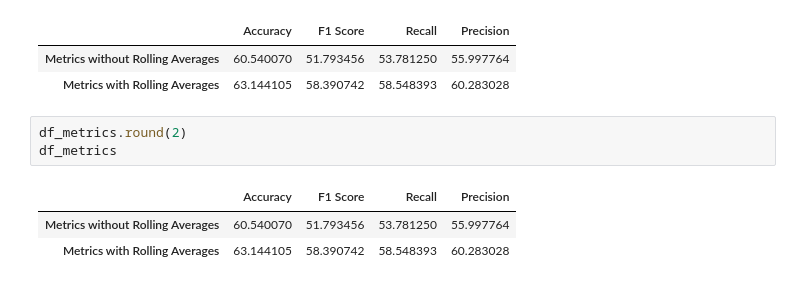
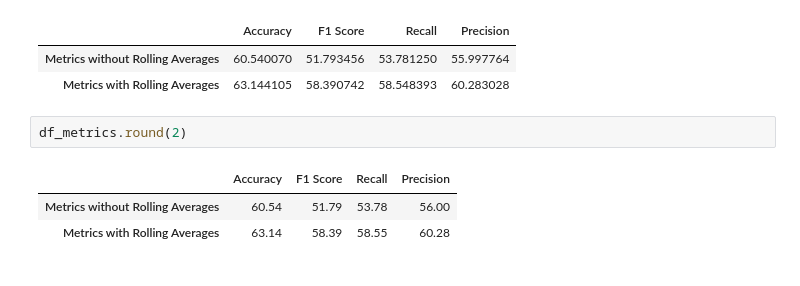
Before and after one commit to bdairo/Premier-League-Match-Predictions, a Jupyter notebook: random_forest_epl.ipynb, the cells around one changed output. Drawn from its saved outputs; the diff is of its cells as text.

```diff
--- a/random_forest_epl.ipynb
+++ b/random_forest_epl.ipynb
@@ -206,8 +206,7 @@ df_metrics
 | Metrics with Rolling Averages | 63.144105 | 58.390742 | 58.548393 | 60.283028 |
 # %%
 df_metrics.round(2)
-df_metrics
 # %% [output]
 |  | Accuracy | F1 Score | Recall | Precision |
-| Metrics without Rolling Averages | 60.540070 | 51.793456 | 53.781250 | 55.997764 |
-| Metrics with Rolling Averages | 63.144105 | 58.390742 | 58.548393 | 60.283028 |
+| Metrics without Rolling Averages | 60.54 | 51.79 | 53.78 | 56.00 |
+| Metrics with Rolling Averages | 63.14 | 58.39 | 58.55 | 60.28 |
```
Also changed, not shown: 1 other file.
